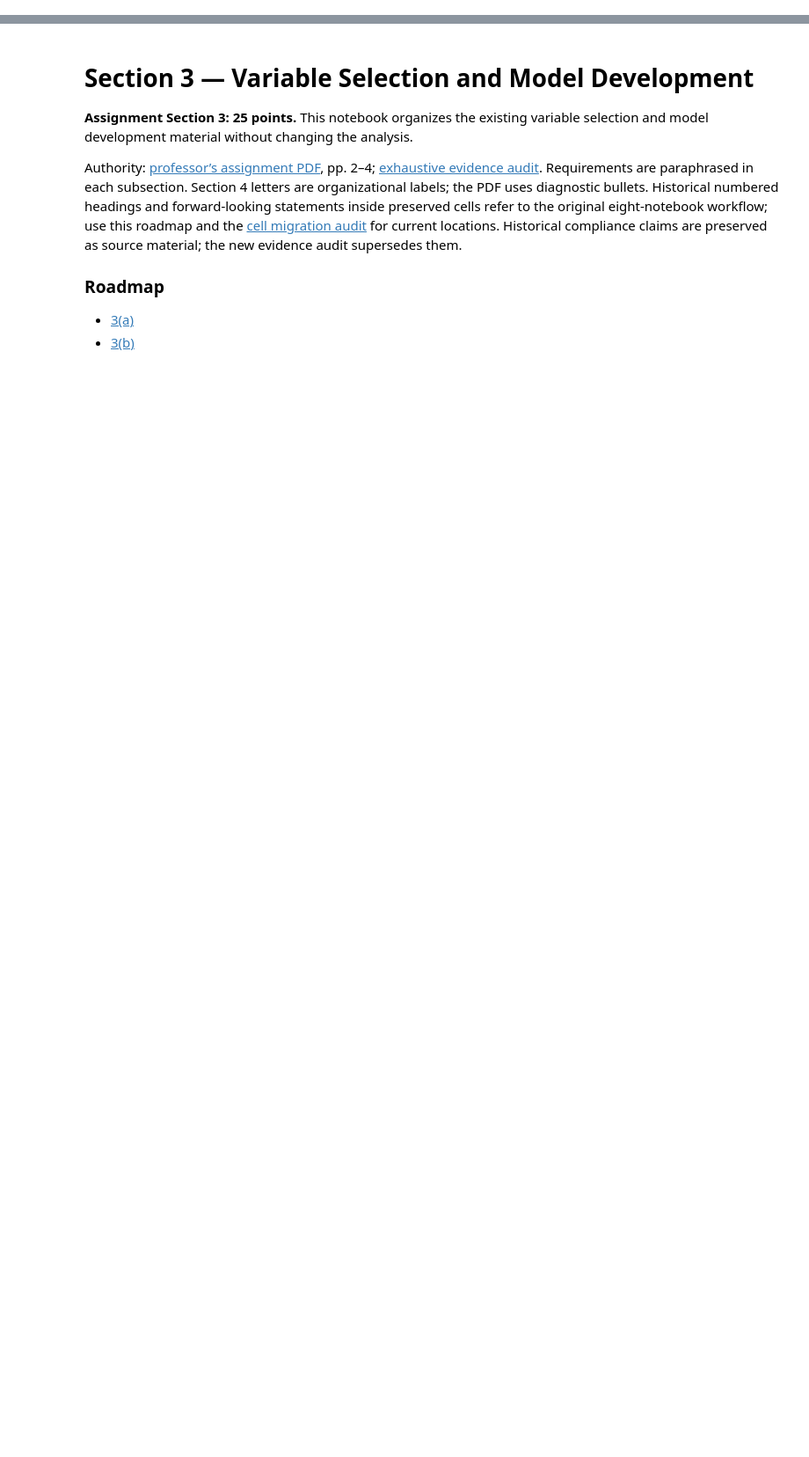
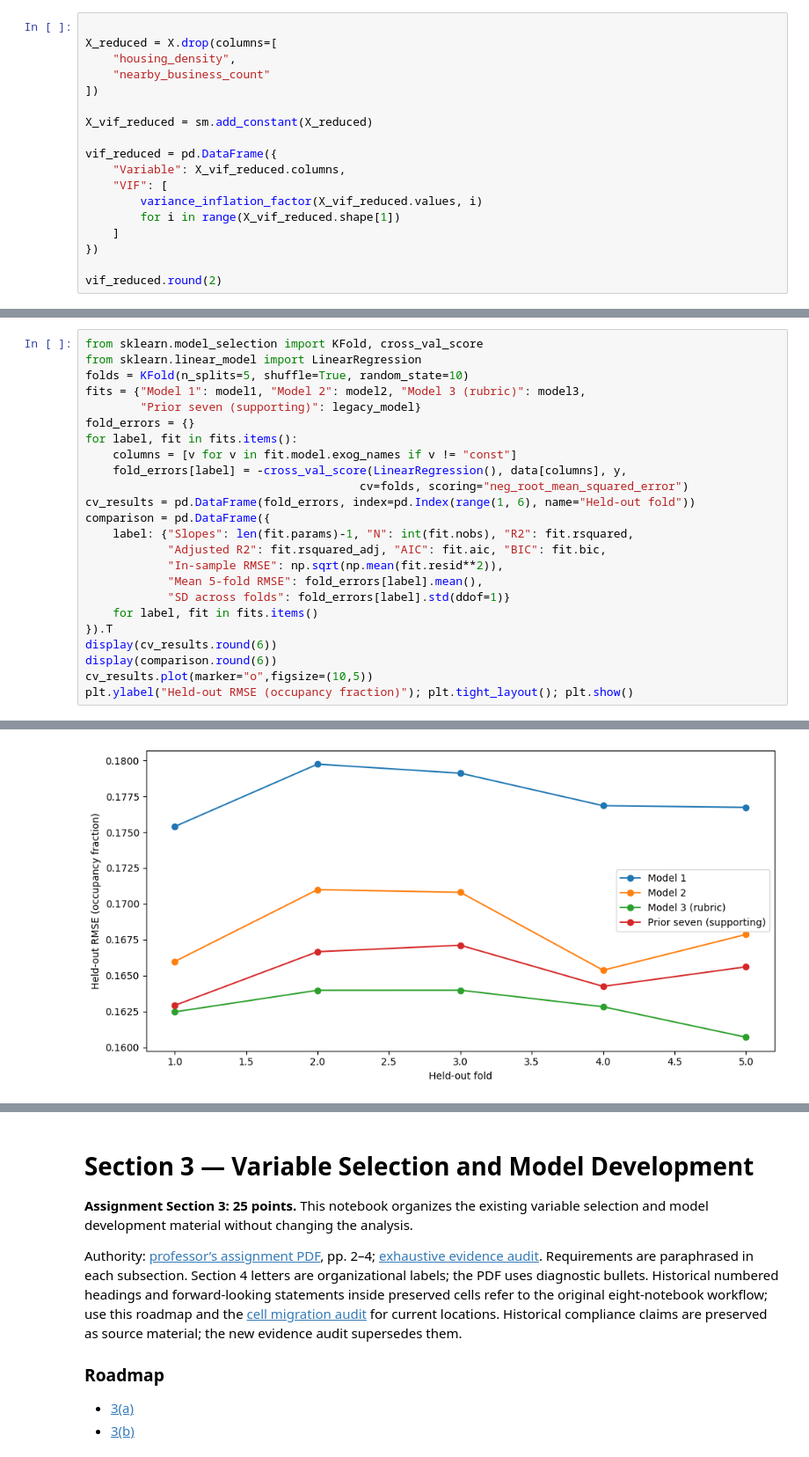
Before and after one commit to finnrcase/Spotless, a Jupyter notebook: notebooks/03_variable_selection_models.ipynb, the cells around one changed output, grey strips where cells are left out. Shown at 88% size. Saved outputs shown, nothing was run; the diff lists cells and outputs as text; blank space fills up the shorter version.

Commit message:
Complete rubric updates and report while retaining cancelled DFBETAS gap

```diff
--- a/notebooks/03_variable_selection_models.ipynb
+++ b/notebooks/03_variable_selection_models.ipynb
@@ -0,0 +304,18 @@
+# %%
+
+X_reduced = X.drop(columns=[
+    "housing_density",
+    "nearby_business_count"
+])
+
+X_vif_reduced = sm.add_constant(X_reduced)
+
+vif_reduced = pd.DataFrame({
+    "Variable": X_vif_reduced.columns,
+    "VIF": [
+        variance_inflation_factor(X_vif_reduced.values, i)
+        for i in range(X_vif_reduced.shape[1])
+    ]
+})
+
+vif_reduced.round(2)
@@ -0,0 +485,25 @@
+# %%
+from sklearn.model_selection import KFold, cross_val_score
+from sklearn.linear_model import LinearRegression
+folds = KFold(n_splits=5, shuffle=True, random_state=10)
+fits = {"Model 1": model1, "Model 2": model2, "Model 3 (rubric)": model3,
+        "Prior seven (supporting)": legacy_model}
+fold_errors = {}
+for label, fit in fits.items():
+    columns = [v for v in fit.model.exog_names if v != "const"]
+    fold_errors[label] = -cross_val_score(LinearRegression(), data[columns], y,
+                                        cv=folds, scoring="neg_root_mean_squared_error")
+cv_results = pd.DataFrame(fold_errors, index=pd.Index(range(1, 6), name="Held-out fold"))
+comparison = pd.DataFrame({
+    label: {"Slopes": len(fit.params)-1, "N": int(fit.nobs), "R2": fit.rsquared,
+            "Adjusted R2": fit.rsquared_adj, "AIC": fit.aic, "BIC": fit.bic,
+            "In-sample RMSE": np.sqrt(np.mean(fit.resid**2)),
+            "Mean 5-fold RMSE": fold_errors[label].mean(),
+            "SD across folds": fold_errors[label].std(ddof=1)}
+    for label, fit in fits.items()
+}).T
+display(cv_results.round(6))
+display(comparison.round(6))
+cv_results.plot(marker="o",figsize=(10,5))
+plt.ylabel("Held-out RMSE (occupancy fraction)"); plt.tight_layout(); plt.show()
+# %% [output]
@@ -0,0 +522 @@
+[figure, added]
```
Also changed, not shown: parts of 35 cells of this notebook, 29 other files.
